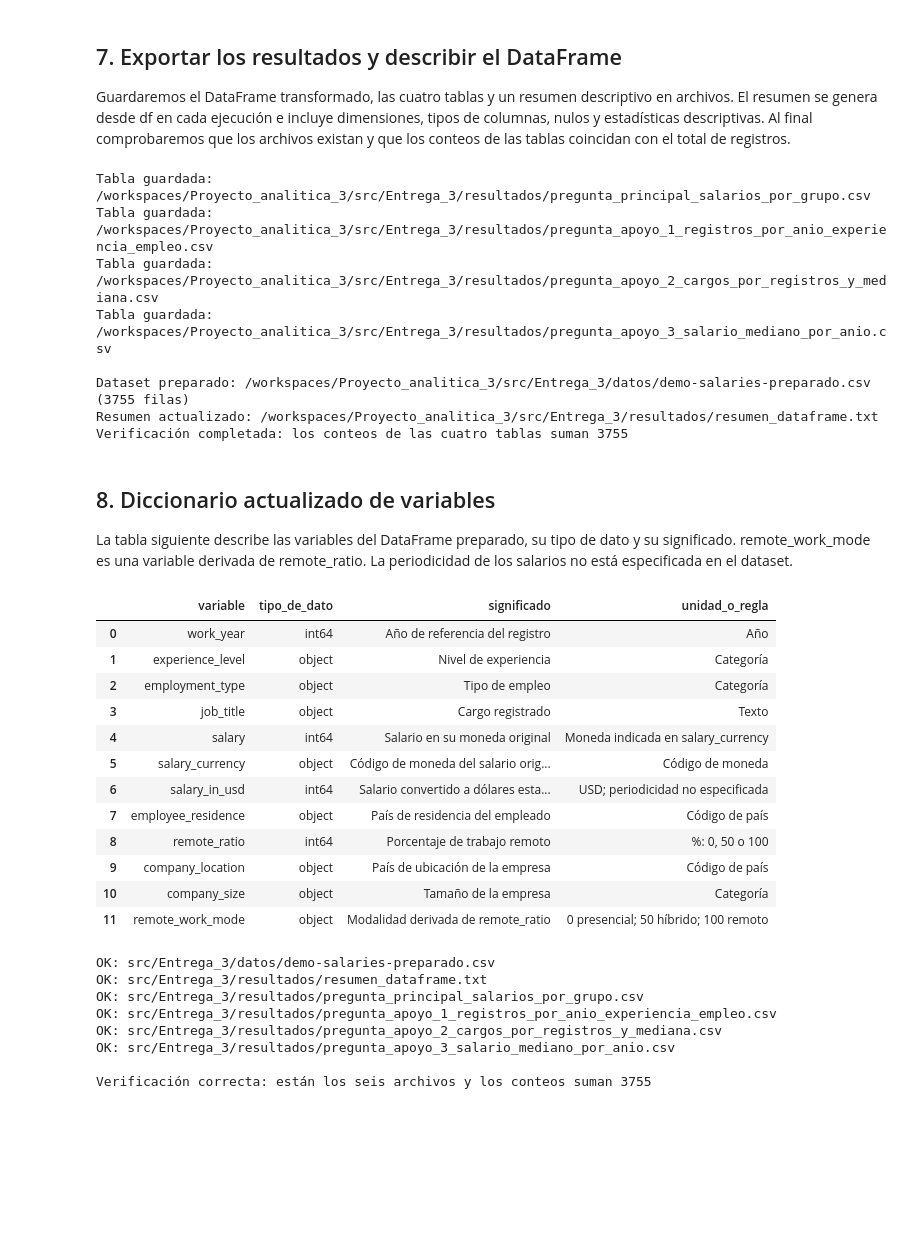
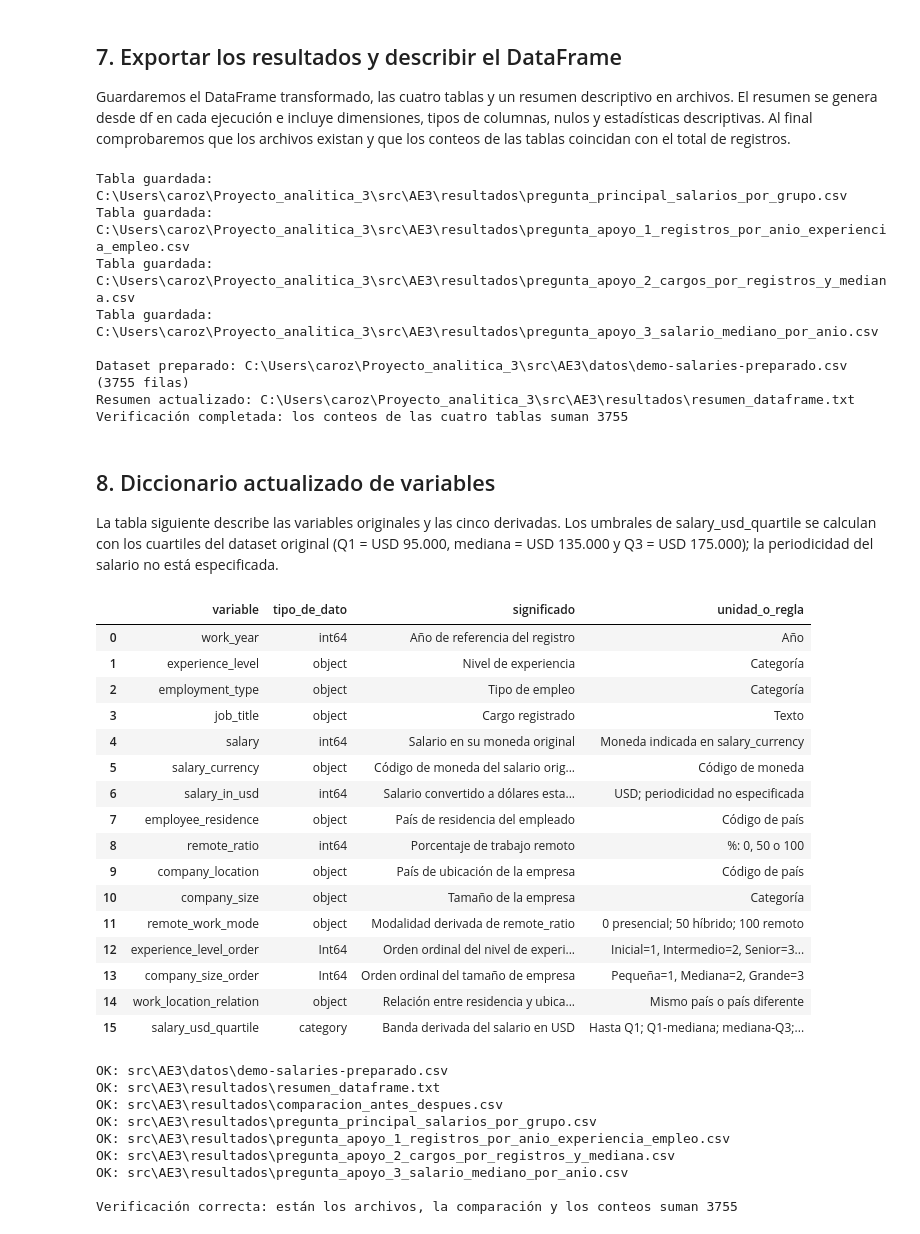
Before and after one commit to Carozuhe/Proyecto_analitica_3, a Jupyter notebook: src/AE3/Semana_3_AE3.ipynb, the cells around one changed output. Saved outputs shown, nothing was run; the diff lists cells and outputs as text; code cells hidden in the pictures; blank space fills up the shorter version.

```diff
--- a/src/Entrega_3/Semana_3_AE3.ipynb
+++ b/src/AE3/Semana_3_AE3.ipynb
@@ -36,12 +36,12 @@ from IPython.display import display
 ROOT = Path.cwd().resolve()
 
 while ROOT != ROOT.parent and not (
-    ROOT / "src" / "Entrega_3" / "datos" / "demo-salaries-original.csv"
+    ROOT / "src" / "AE3" / "datos" / "demo-salaries-original.csv"
 ).is_file():
     ROOT = ROOT.parent
 
 RUTA_ORIGINAL = (
-    ROOT / "src" / "Entrega_3" / "datos" / "demo-salaries-original.csv"
+    ROOT / "src" / "AE3" / "datos" / "demo-salaries-original.csv"
 )
 
 if not RUTA_ORIGINAL.is_file():
@@ -520,14 +566,16 @@ Estos cambios describen las medianas de los registros disponibles; no demuestran
 Guardaremos el DataFrame transformado, las cuatro tablas y un resumen descriptivo en archivos. El resumen se genera desde df en cada ejecución e incluye dimensiones, tipos de columnas, nulos y estadísticas descriptivas. Al final comprobaremos que los archivos existan y que los conteos de las tablas coincidan con el total de registros.
 # %%
 # Crear la carpeta de resultados y guardar el DataFrame preparado.
-CARPETA_DATOS = ROOT / "src" / "Entrega_3" / "datos"
-CARPETA_RESULTADOS = ROOT / "src" / "Entrega_3" / "resultados"
+CARPETA_DATOS = ROOT / "src" / "AE3" / "datos"
+CARPETA_RESULTADOS = ROOT / "src" / "AE3" / "resultados"
 
 CARPETA_DATOS.mkdir(parents=True, exist_ok=True)
 CARPETA_RESULTADOS.mkdir(parents=True, exist_ok=True)
 
 ruta_preparado = CARPETA_DATOS / "demo-salaries-preparado.csv"
 df.to_csv(ruta_preparado, index=False, encoding="utf-8-sig")
+ruta_comparacion = CARPETA_RESULTADOS / "comparacion_antes_despues.csv"
+comparacion.to_csv(ruta_comparacion, index=False, encoding="utf-8-sig")
 
 # Relacionar cada tabla con el nombre de su archivo.
 tablas_resultados = {
@@ -553,6 +601,12 @@ lineas = [
     f"Filas: {len(df)}",
     f"Columnas: {len(df.columns)}",
     f"Filas repetidas: {int(df.duplicated().sum())}",
+    "Tratamiento: se conservan; no existe un identificador para distinguir",
+    "duplicaciones accidentales de observaciones legítimas.",
+    "Sensibilidad sin duplicados exactos:",
+    comparacion.iloc[2].to_string(),
+    "Variables derivadas: remote_work_mode, experience_level_order,",
+    "company_size_order, work_location_relation, salary_usd_quartile.",
     "",
     "Columnas y tipos:",
 ]
@@ -588,18 +642,18 @@ print(f"\nDataset preparado: {ruta_preparado} ({df_exportado.shape[0]} filas)")
 print(f"Resumen actualizado: {ruta_resumen}")
 print("Verificación completada: los conteos de las cuatro tablas suman", len(df))
 # %% [output]
-Tabla guardada: /workspaces/Proyecto_analitica_3/src/Entrega_3/resultados/pregunta_principal_salarios_por_grupo.csv
-Tabla guardada: /workspaces/Proyecto_analitica_3/src/Entrega_3/resultados/pregunta_apoyo_1_registros_por_anio_experiencia_empleo.csv
-Tabla guardada: /workspaces/Proyecto_analitica_3/src/Entrega_3/resultados/pregunta_apoyo_2_cargos_por_registros_y_mediana.csv
-Tabla guardada: /workspaces/Proyecto_analitica_3/src/Entrega_3/resultados/pregunta_apoyo_3_salario_mediano_por_anio.csv
+Tabla guardada: C:\Users\caroz\Proyecto_analitica_3\src\AE3\resultados\pregunta_principal_salarios_por_grupo.csv
+Tabla guardada: C:\Users\caroz\Proyecto_analitica_3\src\AE3\resultados\pregunta_apoyo_1_registros_por_anio_experiencia_empleo.csv
+Tabla guardada: C:\Users\caroz\Proyecto_analitica_3\src\AE3\resultados\pregunta_apoyo_2_cargos_por_registros_y_mediana.csv
+Tabla guardada: C:\Users\caroz\Proyecto_analitica_3\src\AE3\resultados\pregunta_apoyo_3_salario_mediano_por_anio.csv
 
-Dataset preparado: /workspaces/Proyecto_analitica_3/src/Entrega_3/datos/demo-salaries-preparado.csv (3755 filas)
-Resumen actualizado: /workspaces/Proyecto_analitica_3/src/Entrega_3/resultados/resumen_dataframe.txt
+Dataset preparado: C:\Users\caroz\Proyecto_analitica_3\src\AE3\datos\demo-salaries-preparado.csv (3755 filas)
+Resumen actualizado: C:\Users\caroz\Proyecto_analitica_3\src\AE3\resultados\resumen_dataframe.txt
 Verificación completada: los conteos de las cuatro tablas suman 3755
 # %% [markdown]
 ## 8. Diccionario actualizado de variables
 
-La tabla siguiente describe las variables del DataFrame preparado, su tipo de dato y su significado. remote_work_mode es una variable derivada de remote_ratio. La periodicidad de los salarios no está especificada en el dataset.
+La tabla siguiente describe las variables originales y las cinco derivadas. Los umbrales de salary_usd_quartile se calculan con los cuartiles del dataset original (Q1 = USD 95.000, mediana = USD 135.000 y Q3 = USD 175.000); la periodicidad del salario no está especificada.
 # %%
 # Describir las variables originales y la variable derivada.
 significados = {
@@ -615,38 +669,47 @@ significados = {
     "company_location": ("País de ubicación de la empresa", "Código de país"),
     "company_size": ("Tamaño de la empresa", "Categoría"),
     "remote_work_mode": ("Modalidad derivada de remote_ratio", "0 presencial; 50 híbrido; 100 remoto"),
+    "experience_level_order": ("Orden ordinal del nivel de experiencia", "Inicial=1, Intermedio=2, Senior=3, Ejecutivo=4"),
+    "company_size_order": ("Orden ordinal del tamaño de empresa", "Pequeña=1, Mediana=2, Grande=3"),
+    "work_location_relation": ("Relación entre residencia y ubicación de empresa", "Mismo país o país diferente"),
+    "salary_usd_quartile": ("Banda derivada del salario en USD", "Hasta Q1; Q1-mediana; mediana-Q3; sobre Q3; límites USD 95k, 135k y 175k"),
 }
 
 diccionario = pd.DataFrame([
     {
         "variable": columna,
         "tipo_de_dato": str(df[columna].dtype),
         "significado": significados[columna][0],
         "unidad_o_regla": significados[columna][1],
     }
     for columna in df.columns
 ])
 
 display(diccionario)
 # %% [output]
 |  | variable | tipo_de_dato | significado | unidad_o_regla |
 | 0 | work_year | int64 | Año de referencia del registro | Año |
 | 1 | experience_level | object | Nivel de experiencia | Categoría |
 | 2 | employment_type | object | Tipo de empleo | Categoría |
 | 3 | job_title | object | Cargo registrado | Texto |
 | 4 | salary | int64 | Salario en su moneda original | Moneda indicada en salary_currency |
 | 5 | salary_currency | object | Código de moneda del salario orig... | Código de moneda |
 | 6 | salary_in_usd | int64 | Salario convertido a dólares esta... | USD; periodicidad no especificada |
 | 7 | employee_residence | object | País de residencia del empleado | Código de país |
 | 8 | remote_ratio | int64 | Porcentaje de trabajo remoto | %: 0, 50 o 100 |
 | 9 | company_location | object | País de ubicación de la empresa | Código de país |
 | 10 | company_size | object | Tamaño de la empresa | Categoría |
 | 11 | remote_work_mode | object | Modalidad derivada de remote_ratio | 0 presencial; 50 híbrido; 100 remoto |
+| 12 | experience_level_order | Int64 | Orden ordinal del nivel de experi... | Inicial=1, Intermedio=2, Senior=3... |
+| 13 | company_size_order | Int64 | Orden ordinal del tamaño de empresa | Pequeña=1, Mediana=2, Grande=3 |
+| 14 | work_location_relation | object | Relación entre residencia y ubica... | Mismo país o país diferente |
+| 15 | salary_usd_quartile | category | Banda derivada del salario en USD | Hasta Q1; Q1-mediana; mediana-Q3;... |
 # %%
 # Comprobar los archivos exportados y los totales de las tablas.
 archivos_esperados = [
     ruta_preparado,
     ruta_resumen,
+    ruta_comparacion,
     CARPETA_RESULTADOS / "pregunta_principal_salarios_por_grupo.csv",
     CARPETA_RESULTADOS / "pregunta_apoyo_1_registros_por_anio_experiencia_empleo.csv",
     CARPETA_RESULTADOS / "pregunta_apoyo_2_cargos_por_registros_y_mediana.csv",
@@ -676,13 +739,14 @@ assert df_csv.shape == df.shape, (
     f"Dimensiones distintas: CSV {df_csv.shape}, DataFrame {df.shape}."
 )
 
-print("\nVerificación correcta: están los seis archivos y los conteos suman", len(df))
+print("\nVerificación correcta: están los archivos, la comparación y los conteos suman", len(df))
 # %% [output]
-OK: src/Entrega_3/datos/demo-salaries-preparado.csv
-OK: src/Entrega_3/resultados/resumen_dataframe.txt
-OK: src/Entrega_3/resultados/pregunta_principal_salarios_por_grupo.csv
-OK: src/Entrega_3/resultados/pregunta_apoyo_1_registros_por_anio_experiencia_empleo.csv
-OK: src/Entrega_3/resultados/pregunta_apoyo_2_cargos_por_registros_y_mediana.csv
-OK: src/Entrega_3/resultados/pregunta_apoyo_3_salario_mediano_por_anio.csv
+OK: src\AE3\datos\demo-salaries-preparado.csv
+OK: src\AE3\resultados\resumen_dataframe.txt
+OK: src\AE3\resultados\comparacion_antes_despues.csv
+OK: src\AE3\resultados\pregunta_principal_salarios_por_grupo.csv
+OK: src\AE3\resultados\pregunta_apoyo_1_registros_por_anio_experiencia_empleo.csv
+OK: src\AE3\resultados\pregunta_apoyo_2_cargos_por_registros_y_mediana.csv
+OK: src\AE3\resultados\pregunta_apoyo_3_salario_mediano_por_anio.csv
 
-Verificación correcta: están los seis archivos y los conteos suman 3755
+Verificación correcta: están los archivos, la comparación y los conteos suman 3755
```
Also changed, not shown: parts of 9 cells of this notebook, 12 other files.
